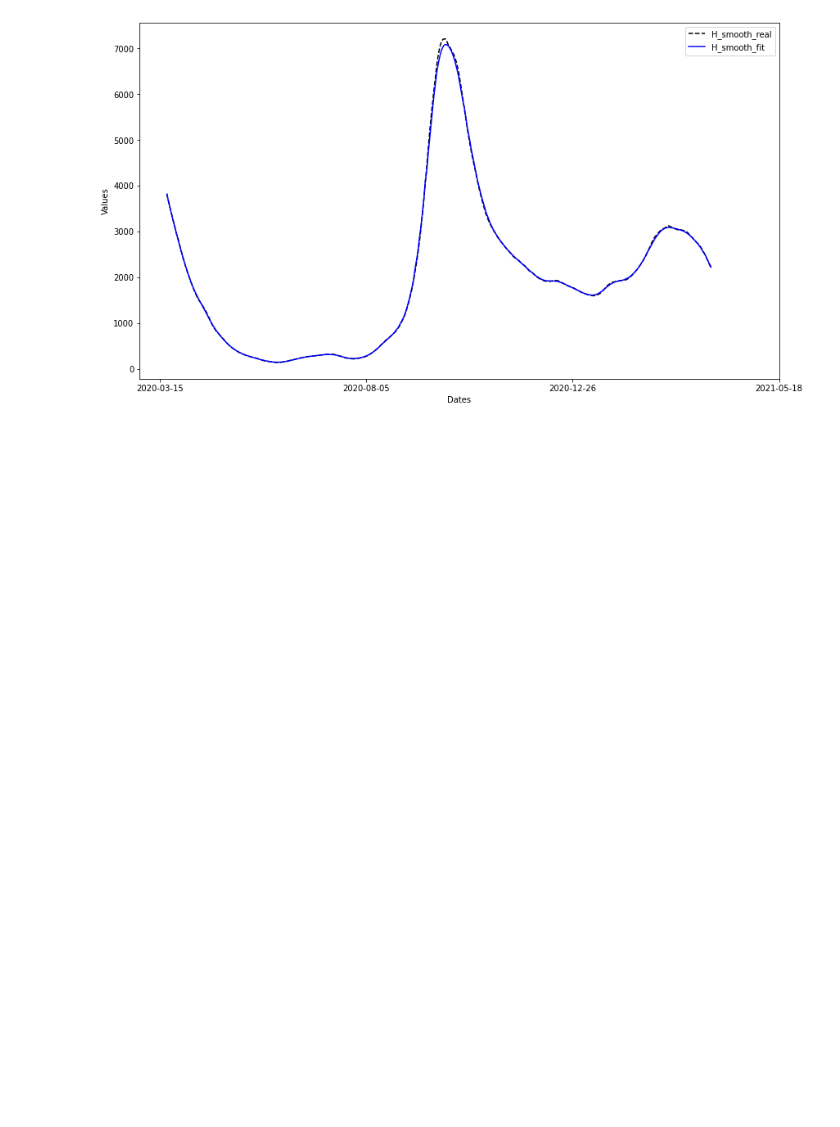
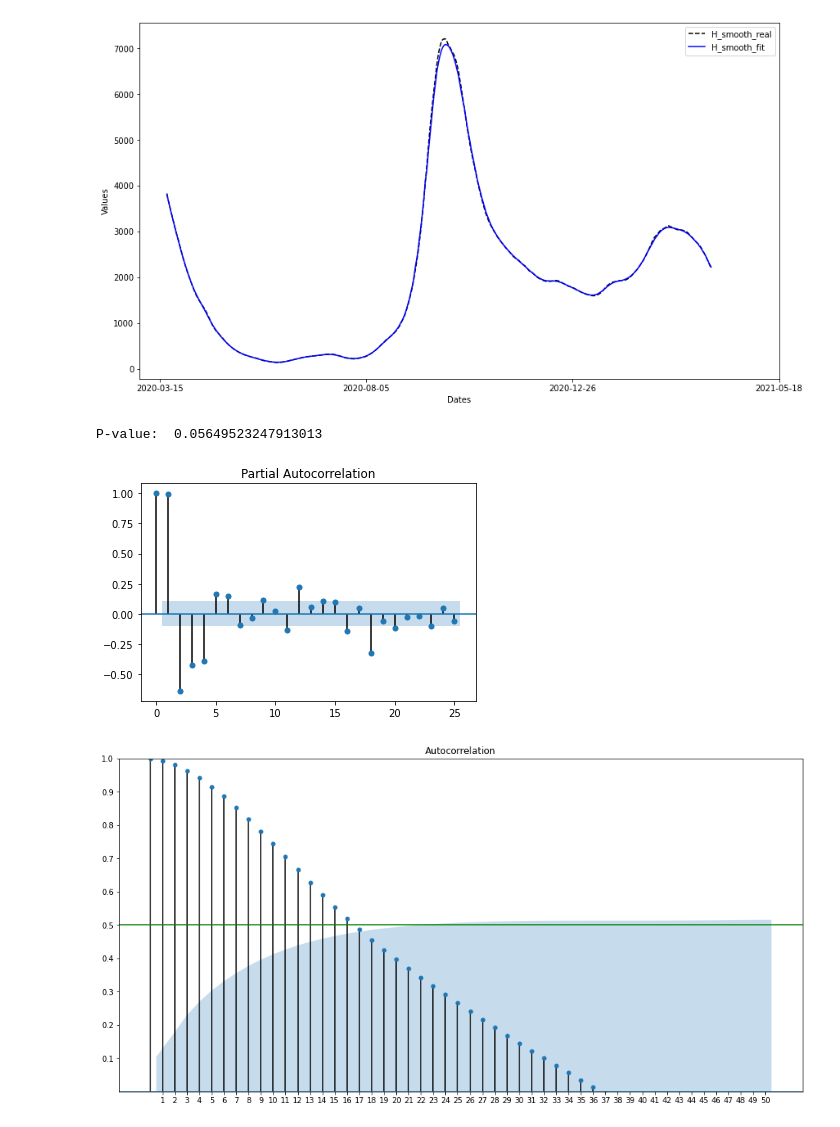
Before and after one commit to OD1992/Python-programs, a Jupyter notebook: Hospi_change_point.ipynb, the cells around one changed output. Drawn from its saved outputs; the diff is of its cells as text; code cells hidden in the pictures; blank space fills up the shorter version.

```diff
--- a/Hospi_change_point.ipynb
+++ b/Hospi_change_point.ipynb
@@ -264,3 +267,34 @@ Optimization terminated successfully.
 13  2237.285714  2243.116947
 14  2138.285714  2143.924397
 [figure]
+# %%
+# Load AutoReg class from statsmodels.tsa.ar_model module
+from statsmodels.tsa.ar_model import AutoReg
+data = beta_effective_opt_exp[d:len(H_smooth_MA)-d]
+
+# Check for stationarity of the time-series data
+# We will look for p-value. In case, p-value is less than 0.05, the time series
+# data can said to have stationarity
+from statsmodels.tsa.stattools import adfuller
+# Run the test
+df_stationarityTest = adfuller(data, autolag='AIC')
+# Check the value of p-value
+print("P-value: ", df_stationarityTest[1])
+# Next step is to find the order of AR model to be trained
+# for this, we will plot partial autocorrelation plot to assess
+# the direct effect of past data on future data
+from statsmodels.graphics.tsaplots import plot_pacf, plot_acf
+pacf = plot_pacf(data, lags=25)
+
+#As mentioned above, values above 0.5 or below -0.5 are considered to have a high correlation, so when looking at the plot we can use these values as thresholds to decide to either include or disregard a specific lag.
+fig, ax = plt.subplots(figsize=(16,8))
+plot_acf(data, lags=50, ax=ax)
+plt.ylim([0,1])
+plt.yticks(np.arange(0.1, 1.1, 0.1))
+plt.xticks(np.arange(1, 51, 1))
+plt.axhline(y=0.5, color="green")
+plt.show()
+# %% [output]
+P-value:  0.05649523247913013
+[figure, added]
+[figure, added]
```
Also changed, not shown: parts of 3 cells of this notebook.
